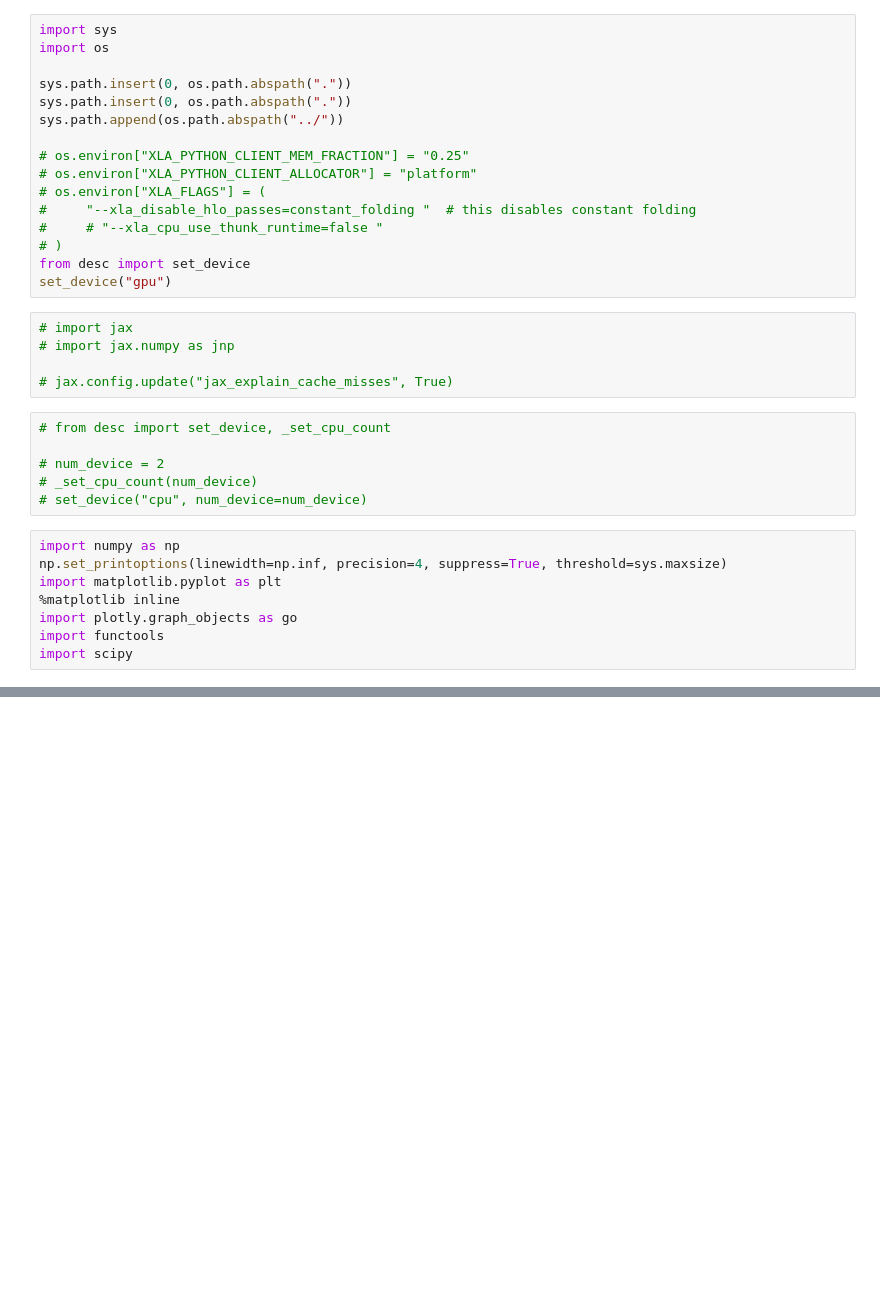
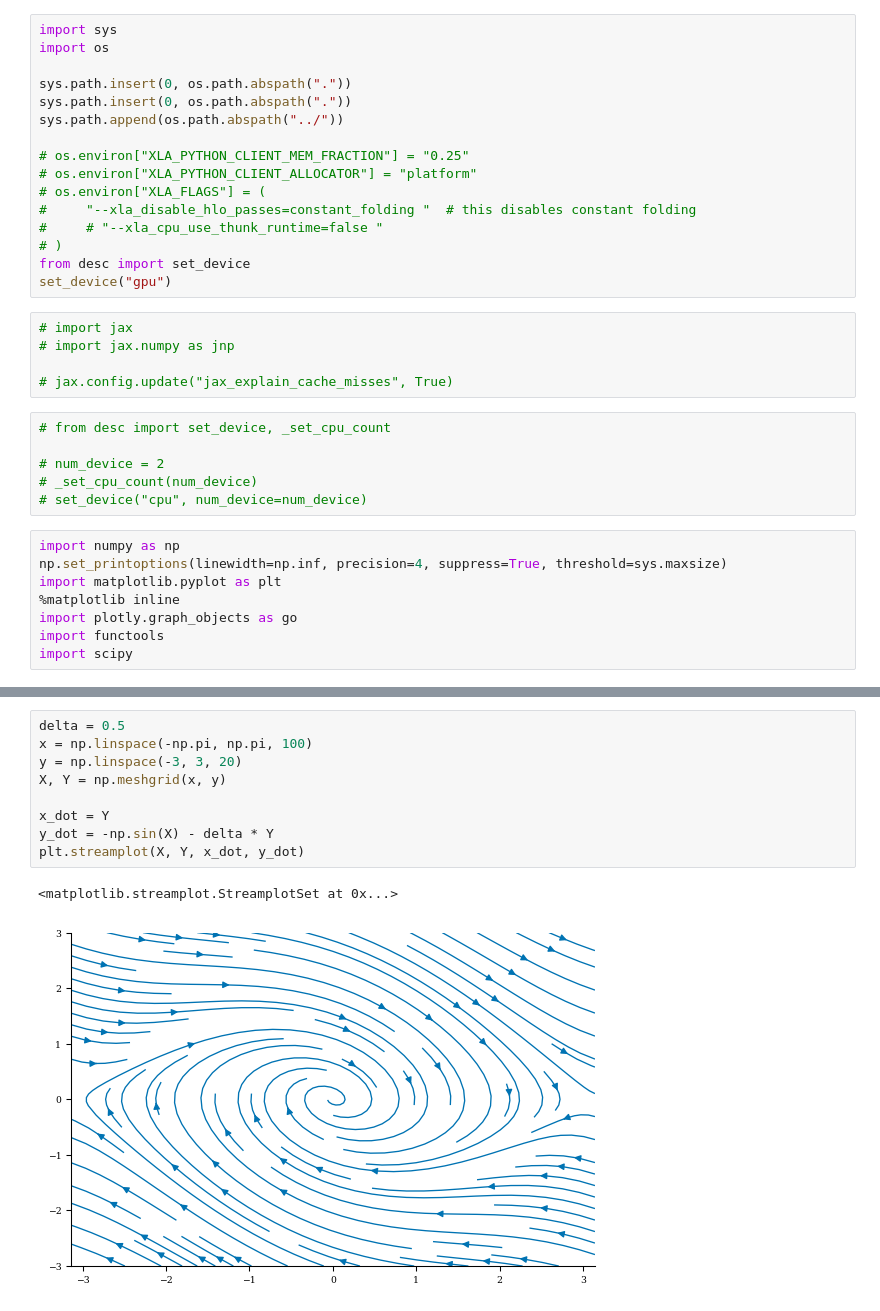
Before and after one commit to YigitElma/DEBUG-DESC, a Jupyter notebook: test-notebook.ipynb, the cells around one changed output, grey strips where cells are left out. Drawn from its saved outputs; the diff is of its cells as text; blank space fills up the shorter version.

```diff
--- a/test-notebook.ipynb
+++ b/test-notebook.ipynb
@@ -85,0 +100,12 @@ Using device: NVIDIA GeForce RTX 4080 Laptop GPU (id=0), with 11.53 GB available
+# %%
+delta = 0.5
+x = np.linspace(-np.pi, np.pi, 100)
+y = np.linspace(-3, 3, 20)
+X, Y = np.meshgrid(x, y)
+
+x_dot = Y
+y_dot = -np.sin(X) - delta * Y
+plt.streamplot(X, Y, x_dot, y_dot)
+# %% [output]
+<matplotlib.streamplot.StreamplotSet at 0x...>
+[figure, added]
```
Also changed, not shown: parts of 6 cells of this notebook, 41 other files.
